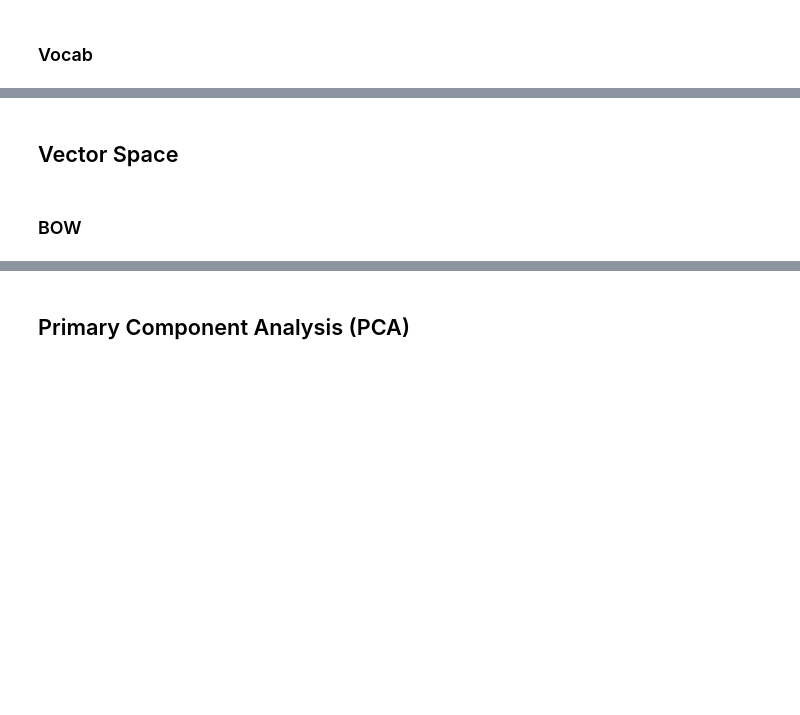
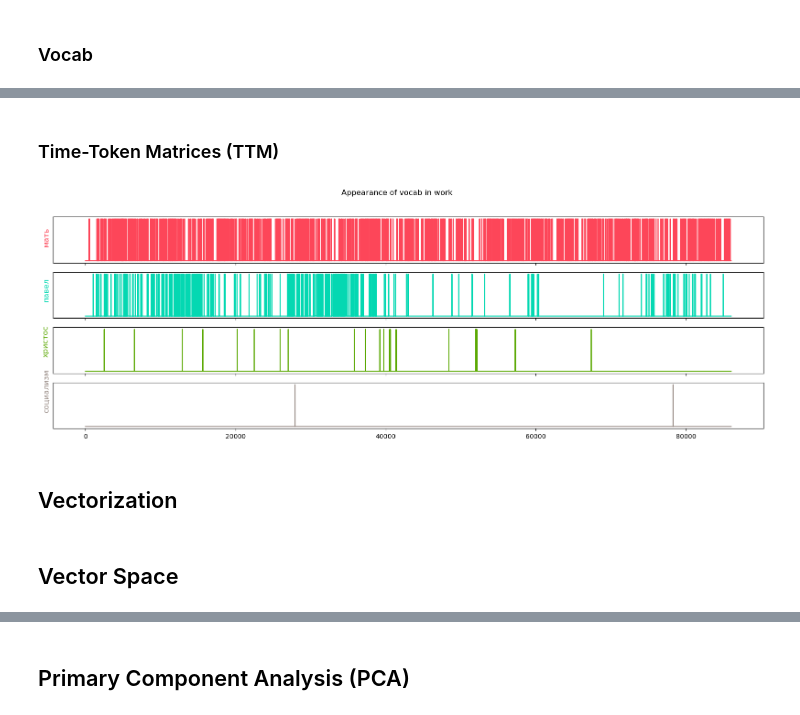
Before and after one commit to kollektivminds/russian-literary-bible, a Jupyter notebook: codebase/text_processing.ipynb, the cells around one changed output, grey strips where cells are left out. Saved outputs shown, nothing was run; the diff lists cells and outputs as text; code cells hidden in the pictures; blank space fills up the shorter version.

Commit message:
updates to text processing, creating mother-bible nb

```diff
--- a/codebase/text_processing.ipynb
+++ b/codebase/text_processing.ipynb
@@ -26,6 +26,19 @@ libCols = ['author','pub_year','title','text']
 tokenOHCO = ['w_id','part_num','para_num', 'sent_num', 'token_num']
 tokenCols = ['p_id', 'start', 'stop', 'text', 'token_id', 'head_id', 'rel', 'pos', 'lemma', 'anim', 'aspect', \
              'case', 'degree', 'gender', 'mood', 'number', 'person', 'tense', 'verb_form', 'voice']
+# %%
+#!curl --silent https://xkcd.com/color/rgb.txt | grep -E '(\w+\s?\w?\s?)(#[[:alnum:]]{6})' > xkcd_colors.txt
+xkcd_colors_list = './xkcd_colors.txt'
+with open(xkcd_colors_list, 'r') as f:
+    xkcd_colors = f.readlines()
+xkcd_colors_dict = {}
+for color in [x.split('\t') for x in xkcd_colors]:
+    xkcd_colors_dict.update({color[0]:color[1]})
+# %%
+import random
+def xkcd_color_picker():
+    color_id = list(xkcd_colors_dict.items())[random.randint(0, len(xkcd_colors_dict)-1)]
+    return color_id
 # %% [markdown]
 ## Library
 # %%
@@ -180,2 +414,38 @@ motherRankDf
+# %% [markdown]
+### Time-Token Matrices (TTM)
+# %%
+def makeBOW(tokenDf):
+    bowDf = tokenDf.groupby(['p_id', 'lemma']).lemma.count().to_frame('n')
+    return bowDf
+
+def makeDTCM(bowDf):
+    dtcmDf = bowDf.n.unstack(fill_value=0)
+    return dtcmDf
+
+def makeTTM(tokenDf):
+    TTM = pd.get_dummies(tokenDf['lemma'], columns=['lemma'], prefix_sep='', drop_first=False).reset_index(drop=True).iloc[:,1:]
+    TTM.index.name = 'time_id'
+    TTM = TTM.astype('int')
+    return TTM
+
+def getVocabTTM(TTM, vocab_words):
+    cfg = {'figsize': (20,6)}
+    num_words = len(vocab_words)
+    fig, axs = plt.subplots(num_words, sharex=True, sharey=True, **cfg)
+    fig.suptitle('Appearance of vocab in work')
+    for i in range(0, num_words):
+        graph_color = xkcd_color_picker()[1]
+        axs[i].plot(TTM[vocab_words[i]], graph_color)
+        axs[i].set_title(vocab_words[i], color=graph_color, rotation='vertical',x=-0.01,y=0.3)
+    for ax in axs:
+        ax.set_yticks([])
+# %%
+ttmwords = ['мать', 'павел', 'христос', 'социализм']
+motherTTM = makeTTM(motherTokenDf)
+getVocabTTM(motherTTM, ttmwords)
+# %% [output]
+[figure, added]
+# %% [markdown]
+## Vectorization
 # %% [markdown]
 ## Vector Space
@@ -184,2 +451,0 @@ import fasttext
-# %% [markdown]
-### BOW
```
Also changed, not shown: parts of 43 cells of this notebook, 10 other files.
